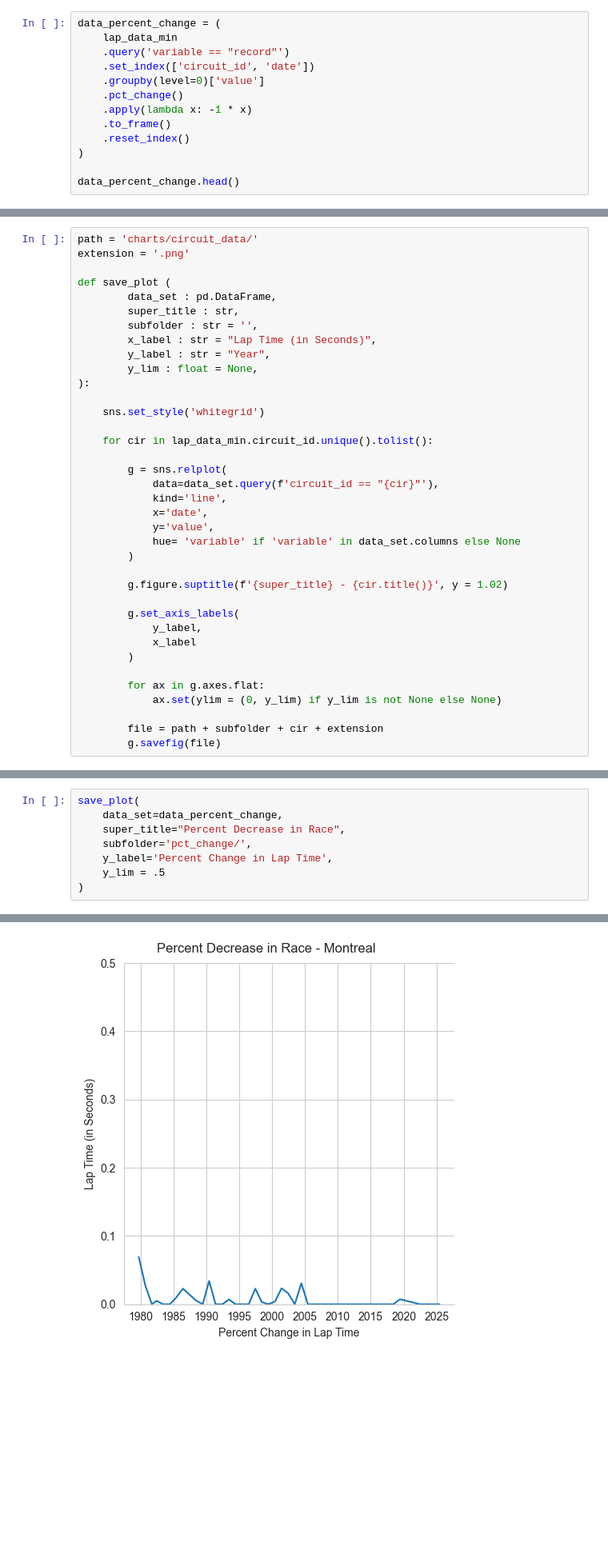
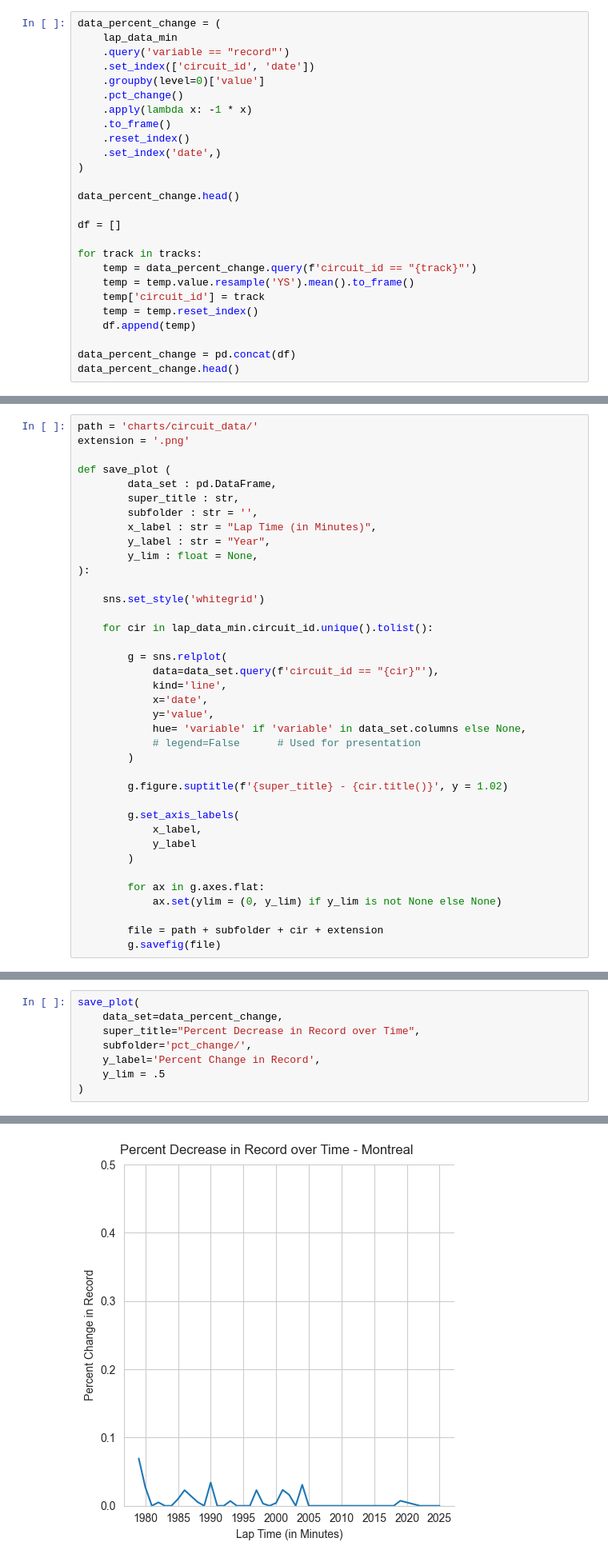
Before and after one commit to ttsudarshan/F1-Database, a Jupyter notebook: RaceDataAnalysis.ipynb, the cells around one changed output, grey strips where cells are left out. Shown: that part at 80% size. Saved outputs shown, nothing was run; the diff lists cells and outputs as text; blank space fills up the shorter version.

```diff
--- a/RaceDataAnalysis.ipynb
+++ b/RaceDataAnalysis.ipynb
@@ -301,6 +303,19 @@ data_percent_change = (
     .apply(lambda x: -1 * x)
     .to_frame()
     .reset_index()
+    .set_index('date',)
 )
 
 data_percent_change.head()
+
+df = []
+
+for track in tracks:
+    temp = data_percent_change.query(f'circuit_id == "{track}"')
+    temp = temp.value.resample('YS').mean().to_frame()
+    temp['circuit_id'] = track
+    temp = temp.reset_index()
+    df.append(temp)
+
+data_percent_change = pd.concat(df)
+data_percent_change.head()
@@ -326,7 +348,7 @@ def save_plot (
         data_set : pd.DataFrame,
         super_title : str,
         subfolder : str = '',
-        x_label : str = "Lap Time (in Seconds)",
+        x_label : str = "Lap Time (in Minutes)",
         y_label : str = "Year",
         y_lim : float = None,
 ):
@@ -340,14 +362,15 @@ def save_plot (
             kind='line',
             x='date',
             y='value',
-            hue= 'variable' if 'variable' in data_set.columns else None
+            hue= 'variable' if 'variable' in data_set.columns else None,
+            # legend=False      # Used for presentation
         )
 
         g.figure.suptitle(f'{super_title} - {cir.title()}', y = 1.02)
 
         g.set_axis_labels(
-            y_label,
-            x_label
+            x_label,
+            y_label
         )
 
         for ax in g.axes.flat:
@@ -371,9 +394,9 @@ create_plot(lap_data_min, "Fastest Lap Time over Year")
 # %%
 save_plot(
     data_set=data_percent_change,
-    super_title="Percent Decrease in Race",
+    super_title="Percent Decrease in Record over Time",
     subfolder='pct_change/',
-    y_label='Percent Change in Lap Time',
+    y_label='Percent Change in Record',
     y_lim = .5
 )
 # %% [output]
@@ -384 +407 @@ save_plot(
-[figure, old version]
+[figure, new version]
```
Also changed, not shown: parts of 5 cells of this notebook, 10 other files.
